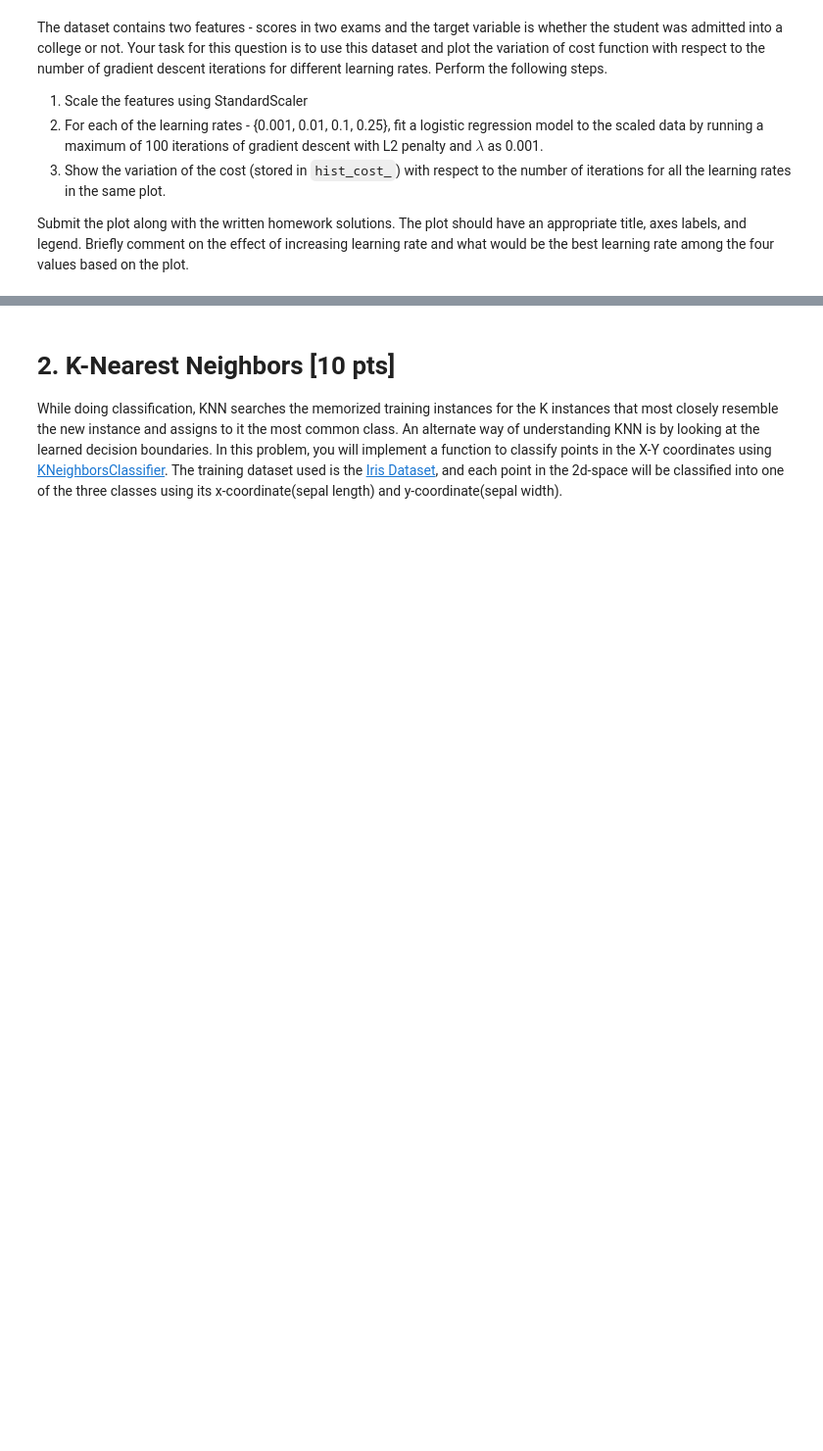
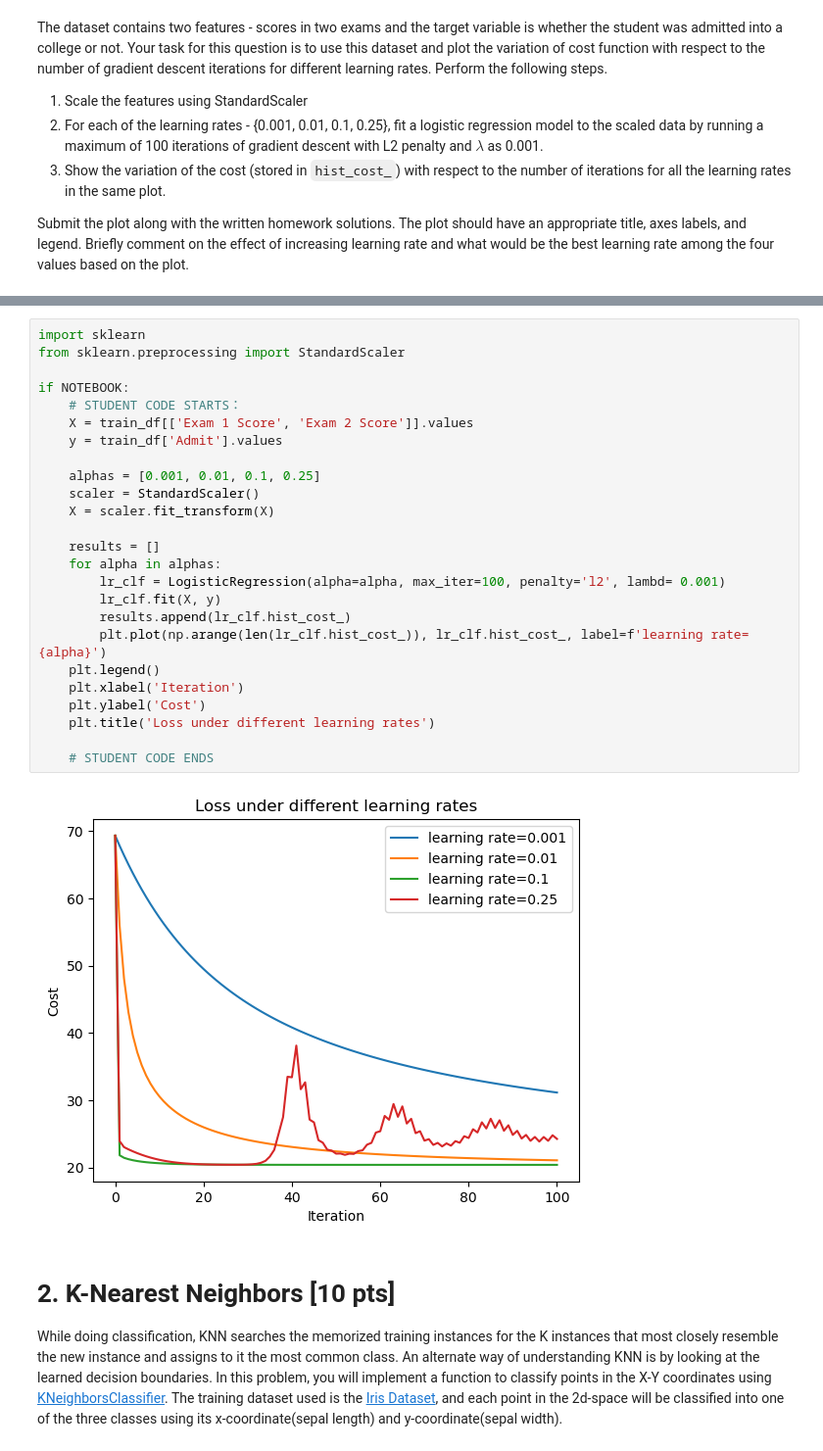
Before and after one commit to qihang-dai/Double-Machine-Learning, a Jupyter notebook: CIS519/hw3/hw3.ipynb, the cells around one changed output, grey strips where cells are left out. Shown at 98% size. Cells and saved outputs as stored; diff of their text form; blank space fills up the shorter version.

```diff
--- a/CIS519/hw3/hw3.ipynb
+++ b/CIS519/hw3/hw3.ipynb
@@ -602,3 +669,30 @@ if NOTEBOOK:
+# %%
+import sklearn
+from sklearn.preprocessing import StandardScaler
+
+if NOTEBOOK:
+    # STUDENT CODE STARTS：
+    X = train_df[['Exam 1 Score', 'Exam 2 Score']].values
+    y = train_df['Admit'].values
+
+    alphas = [0.001, 0.01, 0.1, 0.25]
+    scaler = StandardScaler()
+    X = scaler.fit_transform(X)
+
+    results = []
+    for alpha in alphas:
+        lr_clf = LogisticRegression(alpha=alpha, max_iter=100, penalty='l2', lambd= 0.001)
+        lr_clf.fit(X, y)
+        results.append(lr_clf.hist_cost_)
+        plt.plot(np.arange(len(lr_clf.hist_cost_)), lr_clf.hist_cost_, label=f'learning rate={alpha}')
+    plt.legend()
+    plt.xlabel('Iteration')
+    plt.ylabel('Cost')
+    plt.title('Loss under different learning rates')
+
+    # STUDENT CODE ENDS
+# %% [output]
+[figure, added]
 # %% [markdown]
 # **2. K-Nearest Neighbors [10 pts]**
 While doing classification, KNN searches the memorized training instances for the K instances that most closely resemble the new instance and assigns to it the most common class. An alternate way of understanding KNN is by looking at the learned decision boundaries. In this problem, you will implement a function to classify points in the X-Y coordinates using [KNeighborsClassifier](https://scikit-learn.org/stable/modules/generated/sklearn.neighbors.KNeighborsClassifier.html). The training dataset used is the [Iris Dataset](https://archive.ics.uci.edu/ml/datasets/iris), and each point in the 2d-space will be classified into one of the three classes using its x-coordinate(sepal length) and y-coordinate(sepal width).
```
Also changed, not shown: parts of 46 cells of this notebook, 1 other file.
